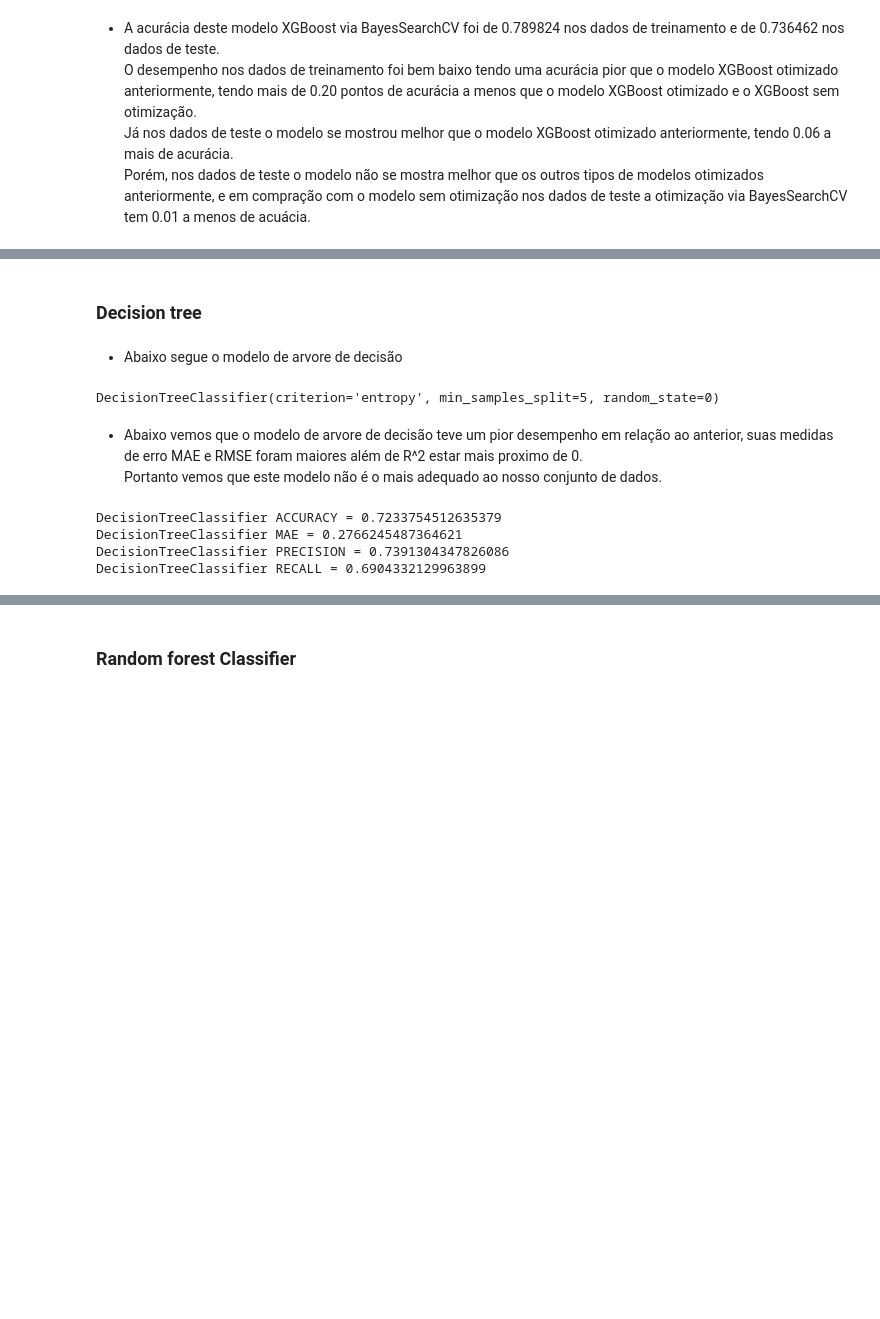
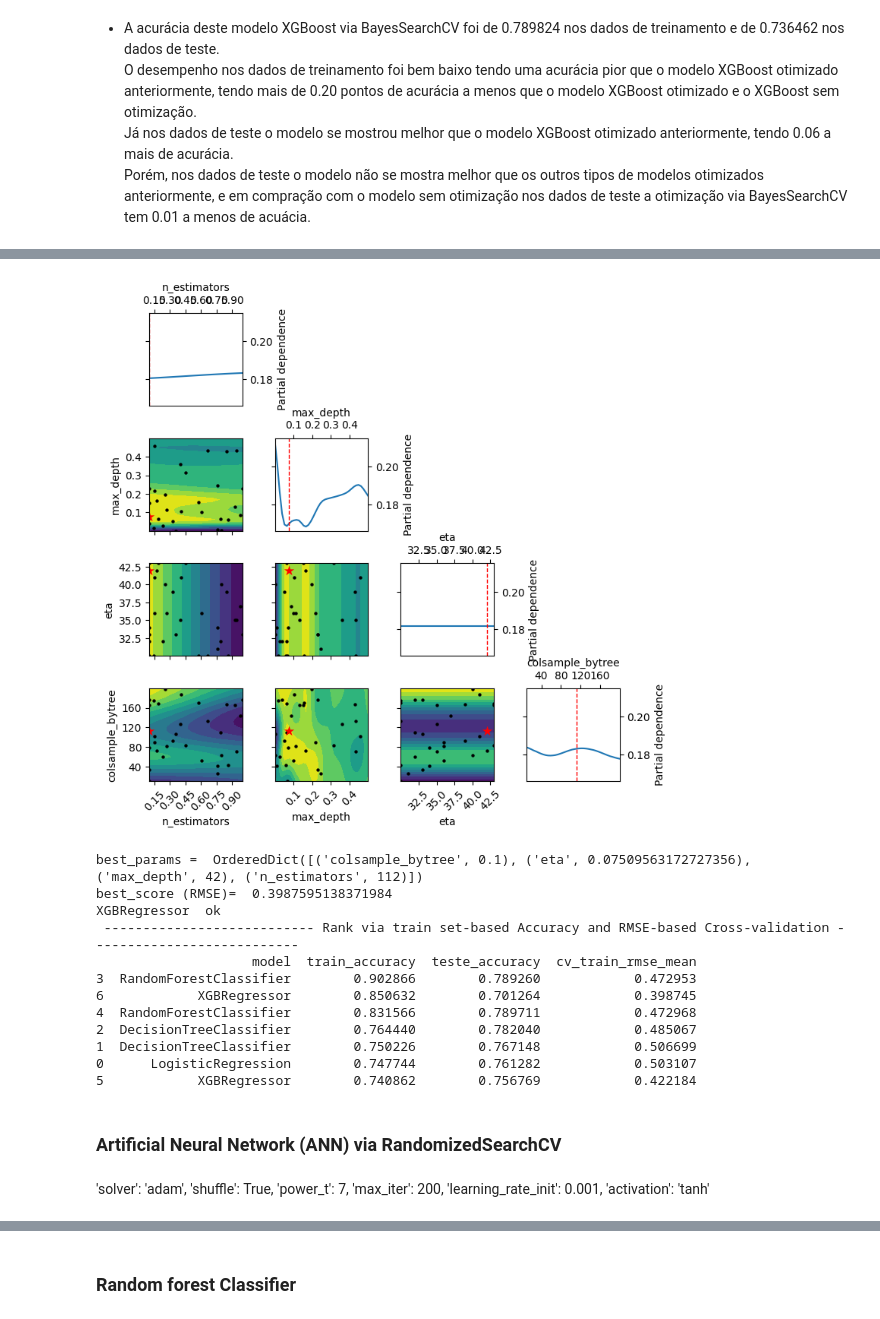
Before and after one commit to kaioreidela/Death_Prediction_in_ICU, a Jupyter notebook: Projeto_TI - final (1).ipynb, the cells around one changed output, grey strips where cells are left out. Cells and saved outputs as stored; diff of their text form; code cells hidden in the pictures; blank space fills up the shorter version.

```diff
--- a/Projeto_TI - final (1).ipynb
+++ b/Projeto_TI - final (1).ipynb
@@ -1793,13 +1842,13 @@ Já nos dados de teste o modelo se mostra o pior em relação aos modelos otimiz
 # %%
 import xgboost as xg
 from sklearn.model_selection import GridSearchCV
-XGBParamsGrid = { 'booster': ['gbtree','gblinear''dart'],
-                 'sampling_method' : ["uniform","gradient_based","tree_method"],
-                 'min_child_weight': [0.8,1,3],
-                 'n_estimators':[5, 10, 20],
-                 'max_depth': [4, 10, x_train_balanced.shape[1]],
-                 'eta': [.01, .1, .3],
-                 'colsample_bytree': [.2, .5, 1]
+XGBParamsGrid = { 'booster': ['gbtree','gblinear'],
+                 'sampling_method' : ["uniform","gradient_based"],
+                 'min_child_weight': [1,3],
+                 'n_estimators':[10,15],
+                 'max_depth': [ 40, x_train_balanced.shape[1]],
+                 'eta': [.01, .1,0.9,0.7],
+                 'colsample_bytree': [.5, 1]
                  }
 XGB_reg2 = xg.XGBRegressor( )
 XGB_grid_search = RandomizedSearchCV(XGB_reg2, XGBParamsGrid, cv = 3, return_train_score = True,
@@ -1904,22 +1901,28 @@ LogisticRegression RECALL = 0.723826714801444
-# %% [markdown]
-### Decision tree
-# %% [markdown]
-* Abaixo segue o modelo de arvore de decisão
-# %%
-from sklearn.tree import DecisionTreeClassifier
-from sklearn import tree
-tree_reg = DecisionTreeClassifier(criterion='entropy',random_state=0, min_samples_split = 5)
-tree_reg.fit(x_train_balanced, y_train_balanced)
-# %% [output]
-DecisionTreeClassifier(criterion='entropy', min_samples_split=5, random_state=0)
-# %% [markdown]
-* Abaixo vemos que o modelo de arvore de decisão teve um pior desempenho em relação ao anterior, suas medidas de erro MAE e RMSE foram maiores além de R^2 estar mais proximo de 0.
-Portanto vemos que este modelo não é o mais adequado ao nosso conjunto de dados.
-# %%
-y_test_predictions = [round(y_hat) for y_hat in tree_reg.predict(x_teste_balanced)]
-printPerformanceMeasures(model= tree_reg, y_true=y_test_balanced, y_pred=y_test_predictions)
-# %% [output]
-DecisionTreeClassifier ACCURACY = 0.7233754512635379
-DecisionTreeClassifier MAE = 0.2766245487364621
-DecisionTreeClassifier PRECISION = 0.7391304347826086
-DecisionTreeClassifier RECALL = 0.6904332129963899
+# %%
+import xgboost as xg
+xgb_reg3 = getOptimalModelViaBayesSearchCv(modelObj=xg.XGBRegressor(booster='gbtree'),
+                                        parsDists={
+                                            'n_estimators': Integer(10, 200, 'uniform'),
+                                            'max_depth': Integer(30,43, 'uniform'),
+                                            'eta': Real(.001, .5, 'uniform'),
+                                            'colsample_bytree': Real(.1, 1, 'uniform')},
+                                            x_train=x_train_balanced, y_train=y_train_balanced)
+computeAccuracyAndRmseScores([xgb_reg3])
+# %% [output]
+[figure, added]
+best_params =  OrderedDict([('colsample_bytree', 0.1), ('eta', 0.07509563172727356), ('max_depth', 42), ('n_estimators', 112)])
+best_score (RMSE)=  0.3987595138371984
+XGBRegressor  ok
+ --------------------------- Rank via train set-based Accuracy and RMSE-based Cross-validation ---------------------------
+                    model  train_accuracy  teste_accuracy  cv_train_rmse_mean
+3  RandomForestClassifier        0.902866        0.789260            0.472953
+6            XGBRegressor        0.850632        0.701264            0.398745
+4  RandomForestClassifier        0.831566        0.789711            0.472968
+2  DecisionTreeClassifier        0.764440        0.782040            0.485067
+1  DecisionTreeClassifier        0.750226        0.767148            0.506699
+0      LogisticRegression        0.747744        0.761282            0.503107
+5            XGBRegressor        0.740862        0.756769            0.422184
+# %% [markdown]
+### Artificial Neural Network (ANN) via RandomizedSearchCV
+# %% [markdown]
+'solver': 'adam', 'shuffle': True, 'power_t': 7, 'max_iter': 200, 'learning_rate_init': 0.001, 'activation': 'tanh'
```
Also changed, not shown: parts of 70 cells of this notebook.
